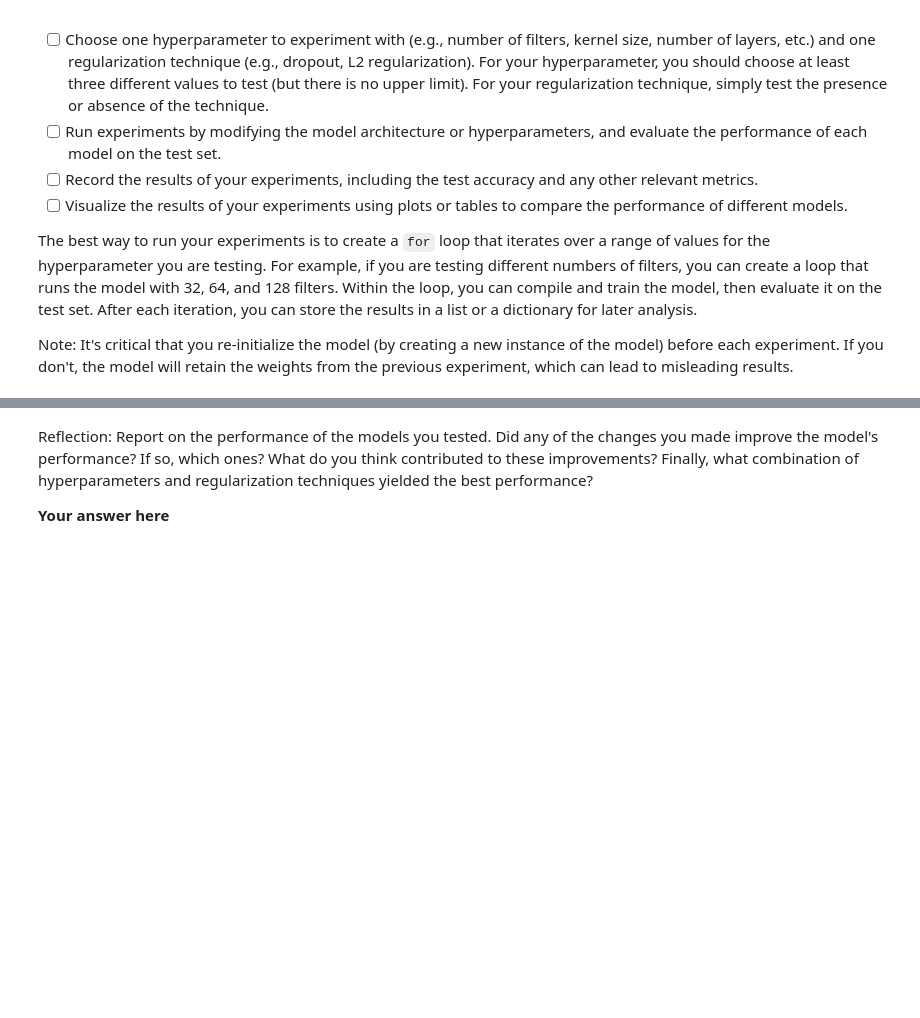
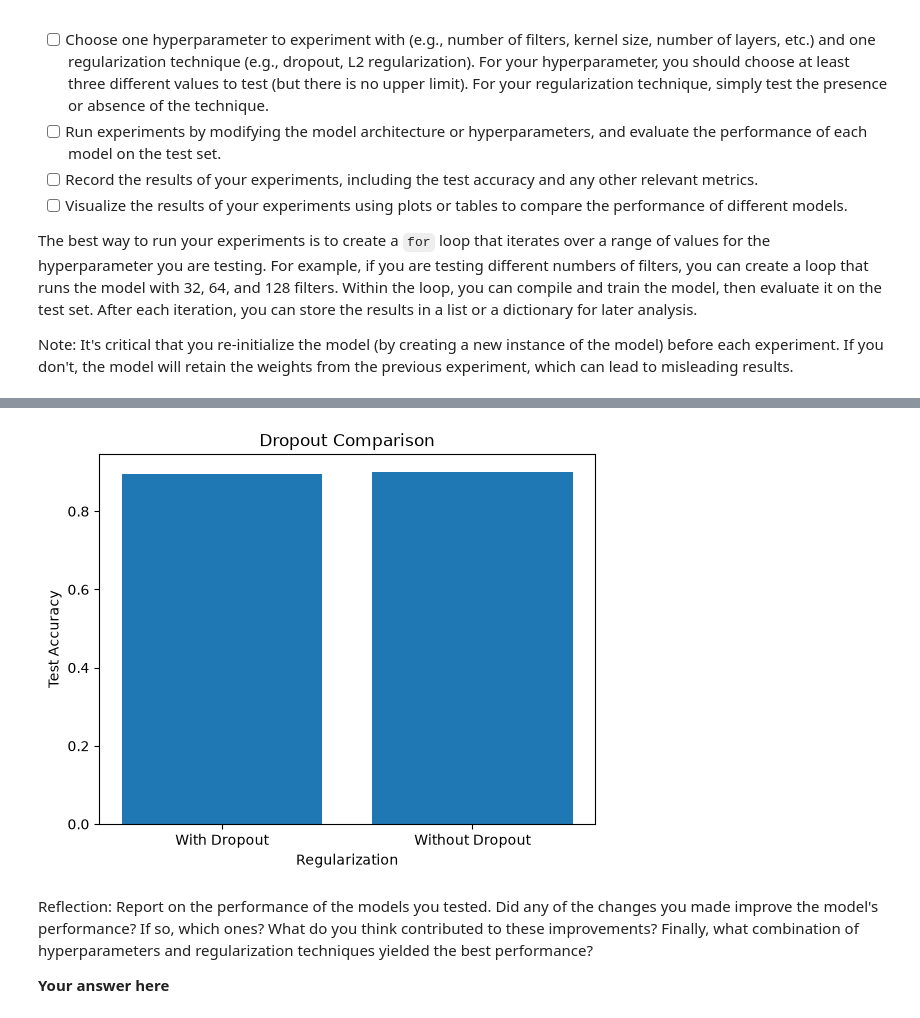
Before and after one commit to glen7386/deep_learning, a Jupyter notebook: 02_activities/assignments/assignment_1.ipynb, the cells around one changed output, grey strips where cells are left out. Cells and saved outputs as stored; diff of their text form; code cells hidden in the pictures; blank space fills up the shorter version.

```diff
--- a/02_activities/assignments/assignment_1.ipynb
+++ b/02_activities/assignments/assignment_1.ipynb
@@ -242,12 +257,19 @@ All results: []
 # %%
 # B. Test presence or absence of regularization
+from keras.layers import Dropout
+
+accuracies_b = []
+val_accuracies_b = []
 
 for dropout in [True, False]:
     model = Sequential()
     model.add(Input(shape=(28, 28, 1)))
-    model.add(Conv2D(32, (5, 5), activation='relu'))
+    model.add(Conv2D(64, (5, 5), activation='relu'))
     model.add(MaxPooling2D((2, 2)))
     model.add(Flatten())
+
+    if dropout:
+        model.add(Dropout(0.5))
 
     model.add(Dense(10, activation='softmax'))
 
@@ -255,6 +277,18 @@ for dropout in [True, False]:
 
     history = model.fit(X_train, y_train_onehot, epochs=5, batch_size=32, validation_split=0.2)
 
-    print("Dropout:", dropout, "Validation Accuracy:", accuracy)
+    loss, accuracy = model.evaluate(X_test, y_test_onehot)
+    accuracies_b.append(accuracy)
+
+    val_accuracy = history.history['val_accuracy'][-1]
+    val_accuracies_b.append(val_accuracy)
+
+    print("Dropout:", dropout, "Test Accuracy:", accuracy, "Validation Accuracy:", val_accuracy)
+
+plt.bar(['With Dropout', 'Without Dropout'], accuracies_b)
+plt.xlabel('Regularization')
+plt.ylabel('Test Accuracy')
+plt.title('Dropout Comparison')
+plt.show()
 # %% [output]
 Epoch 1/5
@@ -277,3 +311,4 @@ Dropout: False Validation Accuracy: 0.893750011920929
+[figure, added]
 # %% [markdown]
 Reflection: Report on the performance of the models you tested. Did any of the changes you made improve the model's performance? If so, which ones? What do you think contributed to these improvements? Finally, what combination of hyperparameters and regularization techniques yielded the best performance?
 
```
Also changed, not shown: parts of 8 cells of this notebook.
